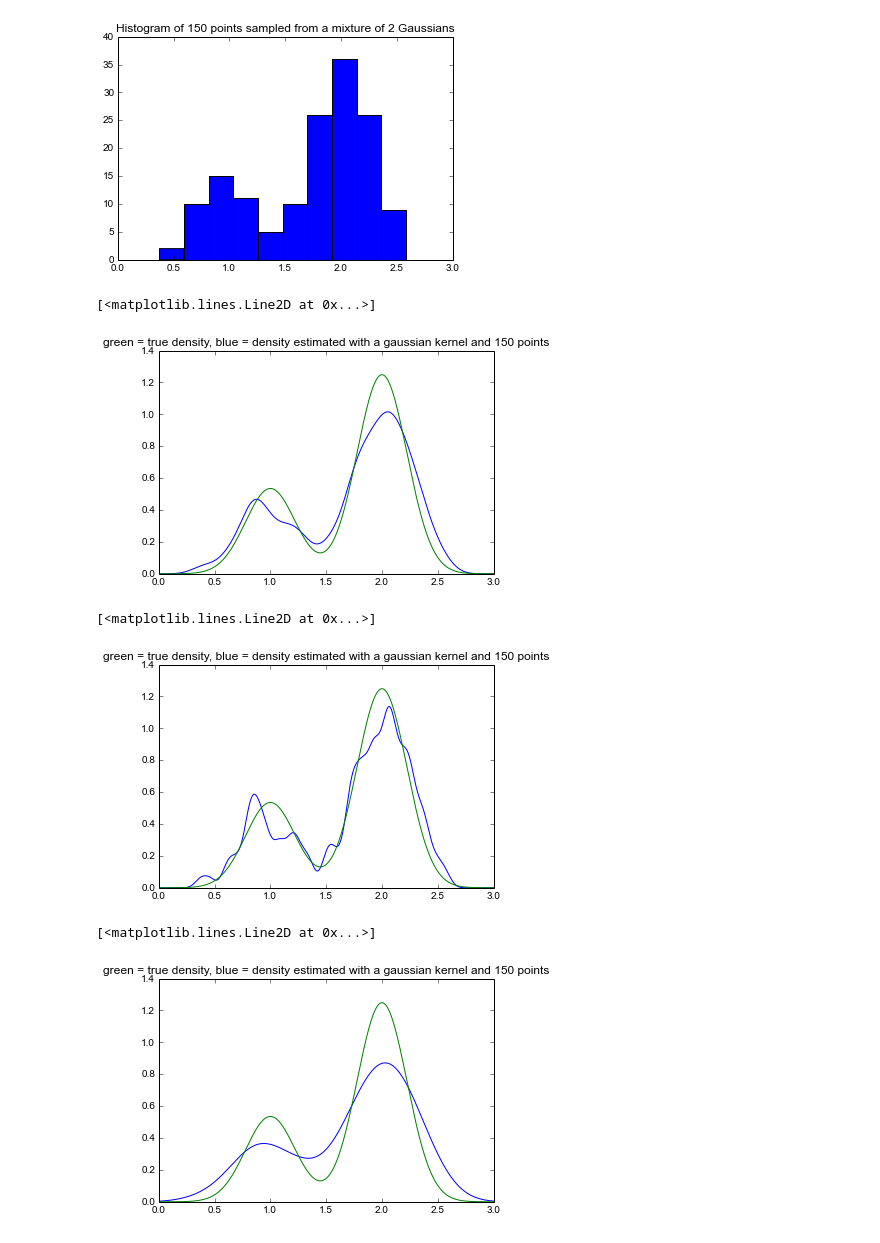
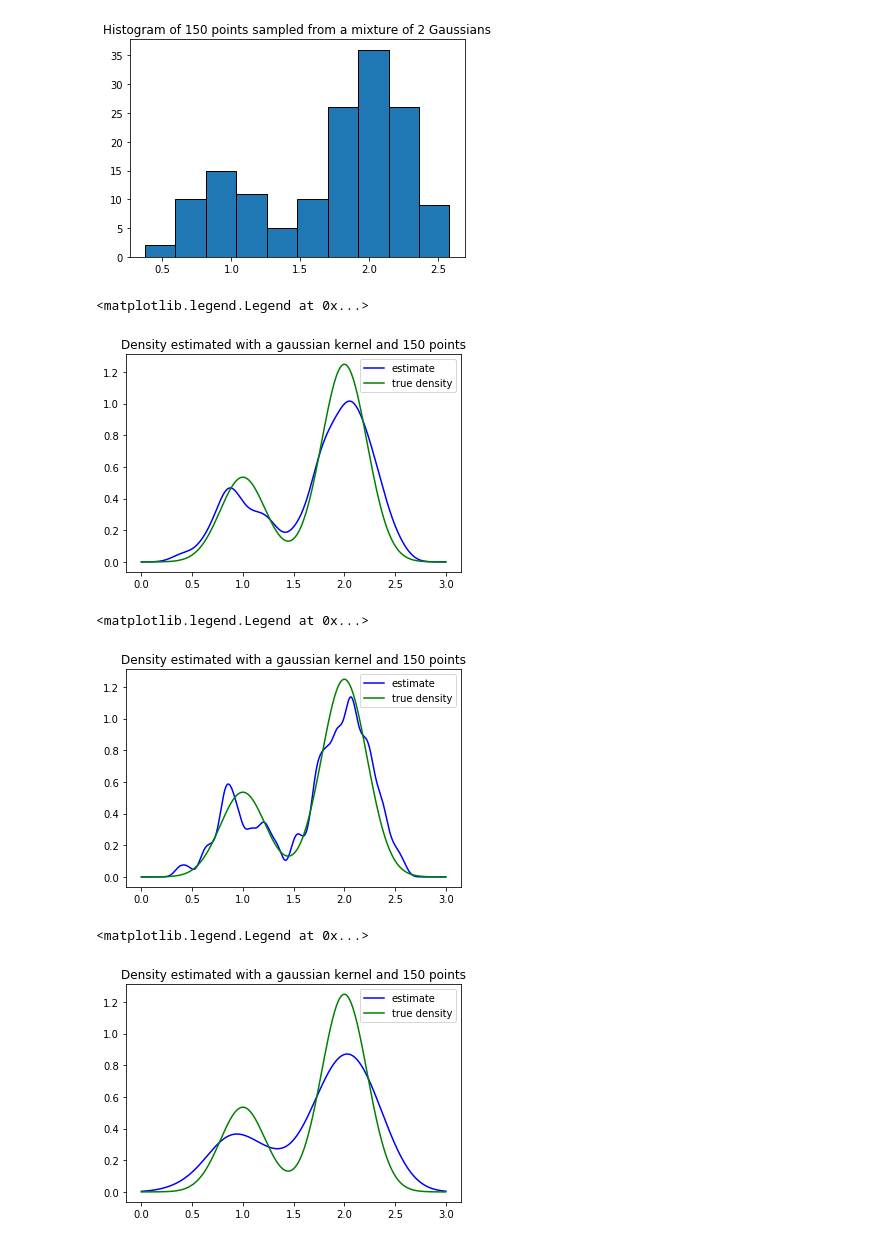
Before and after one commit to jamt9000/prml, a Jupyter notebook: 2.5.1-kernel-density-estimators.ipynb, the cells around one changed output. Cells and saved outputs as stored; diff of their text form; code cells hidden in the pictures.

```diff
--- a/2.5.1-kernel-density-estimators.ipynb
+++ b/2.5.1-kernel-density-estimators.ipynb
@@ -16,40 +20,44 @@ plot(x, y)
 # %%
 # sample some points from the mixture
 np.random.seed(123)
 N = 150
-n1 = N * proportions[0]
+n1 = int(N * proportions[0])
 n2 = N - n1
 sampled_points = normal(means[0], sqrt(variances[0]), n1)
 sampled_points = np.append(sampled_points, normal(means[1], sqrt(variances[1]), n2))
 
 title('Histogram of ' + str(N) + ' points sampled from a mixture of 2 Gaussians')
-hist(sampled_points, bins=10);
+hist(sampled_points, bins=10, edgecolor='k');
 # %% [output]
-[figure, old version]
+[figure, new version]
 # %%
 # kernel density estimation (page 123 in PRML (2.250))
 def my_gaussian_kde(x, sampled_points, h):
     return 1.0/len(sampled_points) * sum([1/sqrt(2*pi*h**2) * exp((-1/(2*h**2))*(x-p_i)**2) for p_i in sampled_points])
 
-title('green = true density, blue = density estimated with a gaussian kernel and ' + str(len(sampled_points)) + ' points')
-plot(x, [my_gaussian_kde(x_i, sampled_points, .1) for x_i in x], color="blue")
-plot(x, y, color="green")
+title('Density estimated with a gaussian kernel and ' + str(len(sampled_points)) + ' points')
+plot(x, [my_gaussian_kde(x_i, sampled_points, .1) for x_i in x], color="blue", label='estimate')
+plot(x, y, color="green", label='true density')
+
+legend()
 # %% [output]
-[<matplotlib.lines.Line2D at 0x...>]
+<matplotlib.legend.Legend at 0x...>
-[figure, old version]
+[figure, new version]
 # %%
 # small smoothing parameter (noisy estimation)
-title('green = true density, blue = density estimated with a gaussian kernel and ' + str(len(sampled_points)) + ' points')
-plot(x, [my_gaussian_kde(x_i, sampled_points, .05) for x_i in x], color="blue")
-plot(x, y, color="green")
+title('Density estimated with a gaussian kernel and ' + str(len(sampled_points)) + ' points')
+plot(x, [my_gaussian_kde(x_i, sampled_points, .05) for x_i in x], color="blue", label='estimate')
+plot(x, y, color="green", label='true density')
+legend()
 # %% [output]
-[<matplotlib.lines.Line2D at 0x...>]
+<matplotlib.legend.Legend at 0x...>
-[figure, old version]
+[figure, new version]
 # %%
 # big smoothing parameter (oversmoothing)
-title('green = true density, blue = density estimated with a gaussian kernel and ' + str(len(sampled_points)) + ' points')
-plot(x, [my_gaussian_kde(x_i, sampled_points, .2) for x_i in x], color="blue")
-plot(x, y, color="green")
+title('Density estimated with a gaussian kernel and ' + str(len(sampled_points)) + ' points')
+plot(x, [my_gaussian_kde(x_i, sampled_points, .2) for x_i in x], color="blue", label='estimate')
+plot(x, y, color="green", label='true density')
+legend()
 # %% [output]
-[<matplotlib.lines.Line2D at 0x...>]
+<matplotlib.legend.Legend at 0x...>
-[figure, old version]
+[figure, new version]
```
Also changed, not shown: parts of 2 cells of this notebook.
